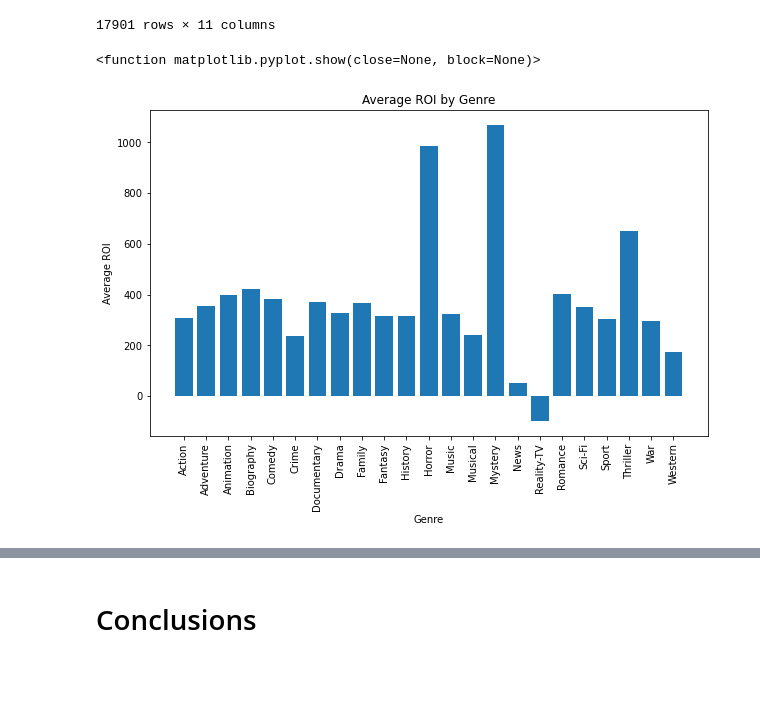
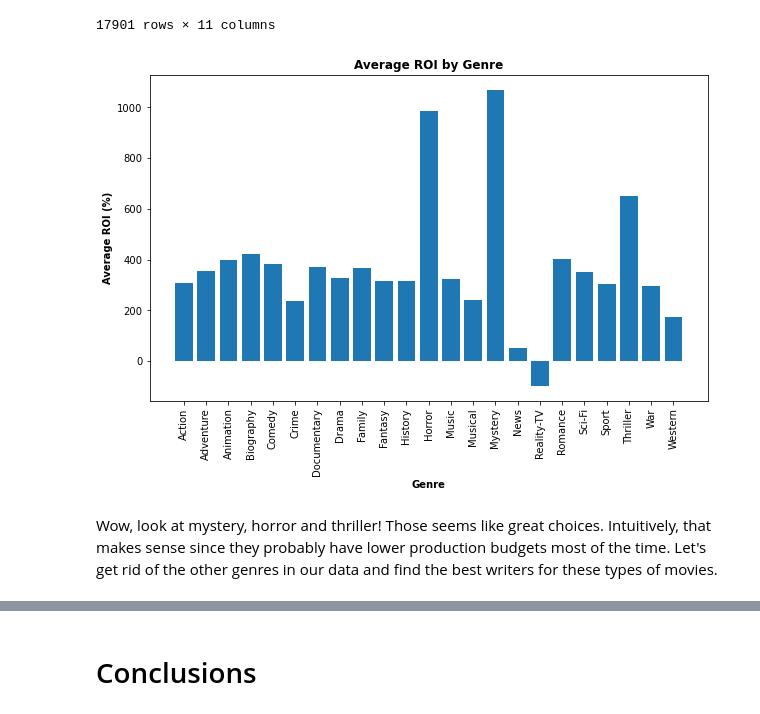
Before and after one commit to sfp13VA/film_recommendations_project, a Jupyter notebook: notebook.ipynb, the cells around one changed output, grey strips where cells are left out. Cells and saved outputs as stored; diff of their text form; code cells hidden in the pictures; blank space fills up the shorter version.

```diff
--- a/notebook.ipynb
+++ b/notebook.ipynb
@@ -257,16 +271,18 @@ df_modern
 # %%
 ROI_by_genre = df_modern.groupby('genres')['ROI'].mean().reset_index()
 
 plt.figure(figsize=(10, 6))
 plt.bar(ROI_by_genre['genres'], ROI_by_genre['ROI'])
-plt.title('Average ROI by Genre')
-plt.xlabel('Genre')
-plt.ylabel('Average ROI')
+plt.title('Average ROI by Genre', fontweight='bold')
+plt.xlabel('Genre', fontweight='bold')
+plt.ylabel('Average ROI (%)', fontweight='bold')
 plt.xticks(rotation=90)
 plt.show
+plt.savefig('ROI_by_genre.png')
 # %% [output]
-<function matplotlib.pyplot.show(close=None, block=None)>
-[figure, old version]
+[figure, new version]
+# %% [markdown]
+Wow, look at mystery, horror and thriller!  Those seems like great choices.  Intuitively, that makes sense since they probably have lower production budgets most of the time.  Let's get rid of the other genres in our data and find the best writers for these types of movies.
 # %%
 best_genres = ['Horror', 'Mystery', 'Thriller']
 df_filtered = df_modern[df_modern['genres'].isin(best_genres)]
```
Also changed, not shown: parts of 20 cells of this notebook, 5 other files.
